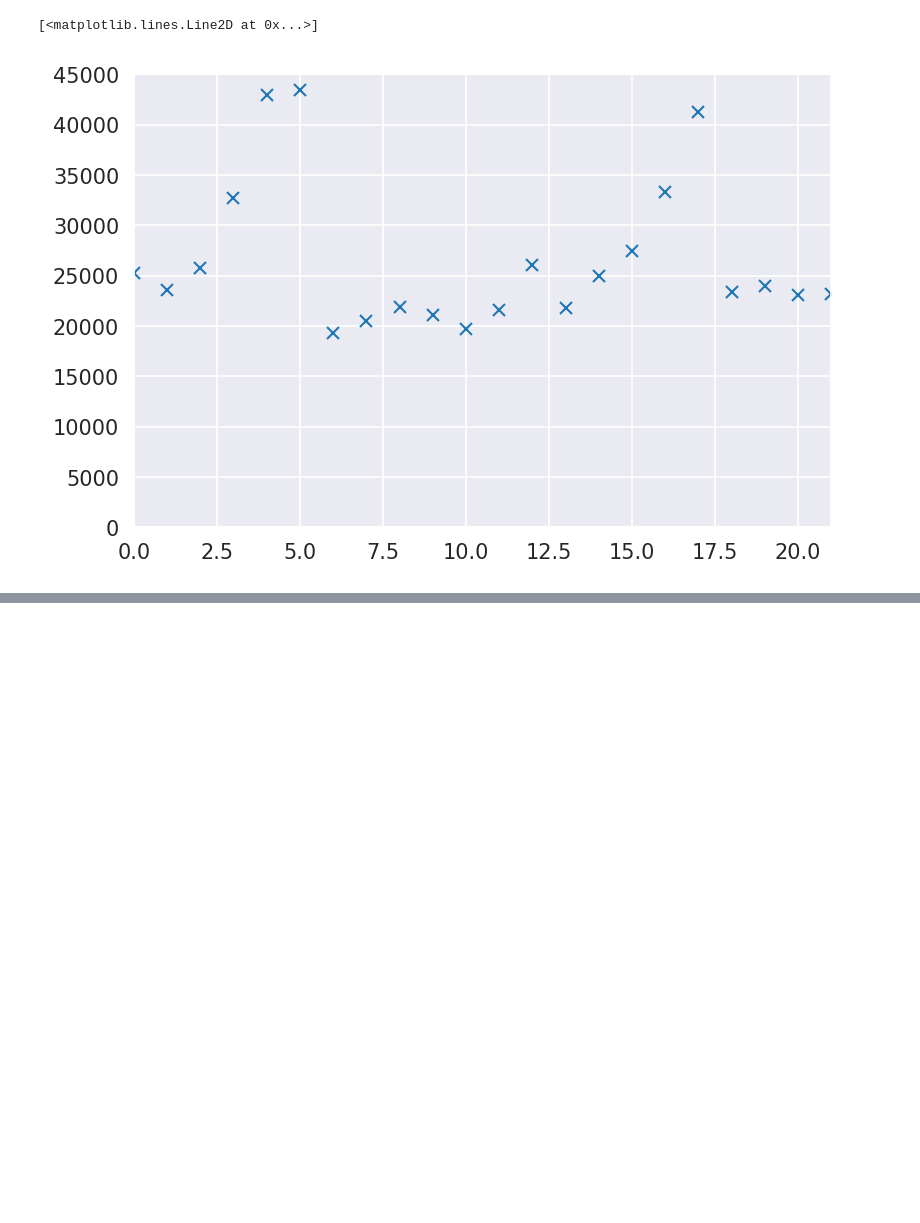
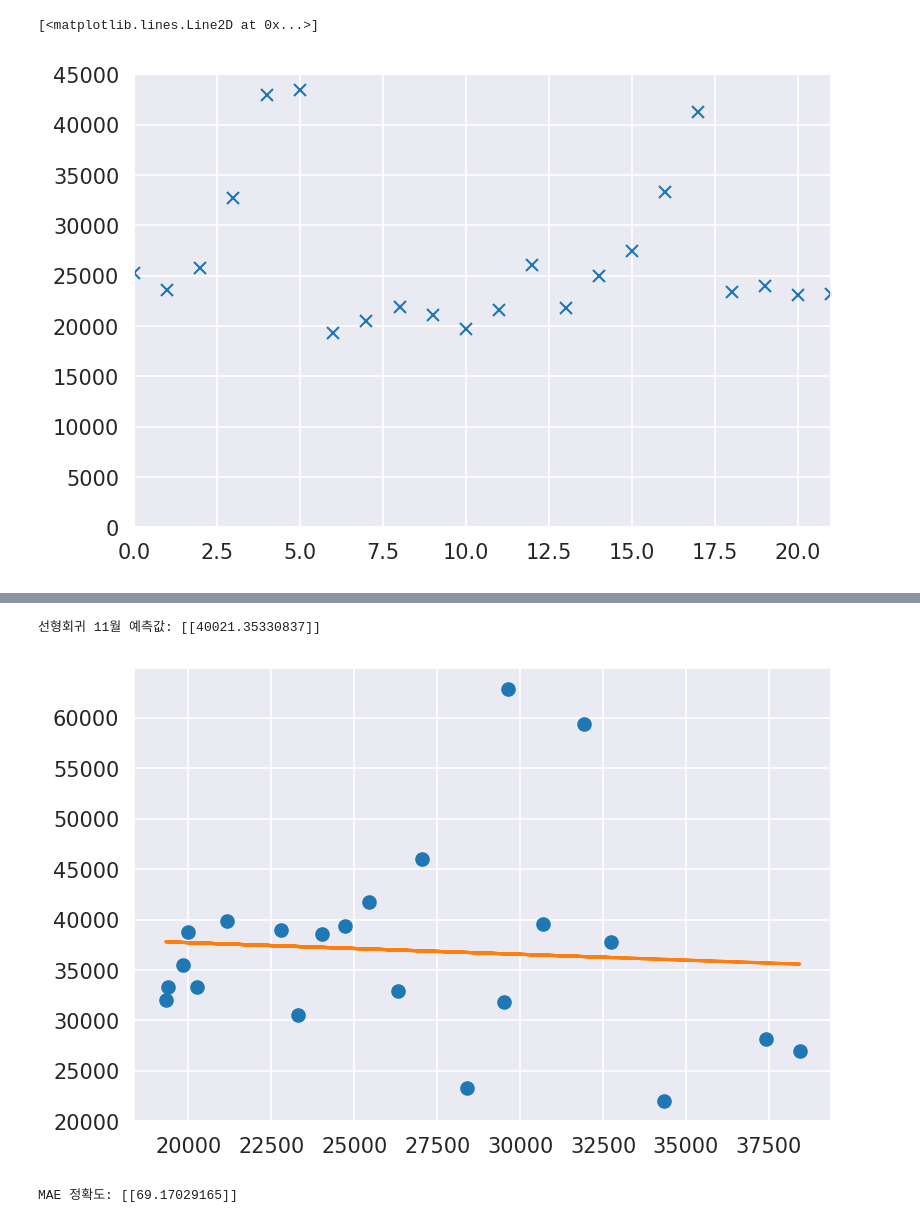
Before and after one commit to bainaryho/PotatoProject, a Jupyter notebook: BigdataProjectPotato.ipynb, the cells around one changed output, grey strips where cells are left out. Drawn from its saved outputs; the diff is of its cells as text; code cells hidden in the pictures; blank space fills up the shorter version.

```diff
--- a/BigdataProjectPotato.ipynb
+++ b/BigdataProjectPotato.ipynb
@@ -292,0 +262,50 @@ plt.show()
+# %%
+# 반입량이 X고 가격이Y 인 회귀로 11월 예측
+from sklearn.linear_model import LinearRegression
+from sklearn.metrics import mean_absolute_error
+from sklearn import linear_model
+import pandas as pd
+import numpy as np
+import matplotlib.pyplot as plt
+
+dfPriceMonth = dfPotatoD.drop(['EXAMIN_DE','EXAMIN_NM','STD_SPCIES_NM','STD_PRDLST_NM','STD_PRDLST_NM','EXAMIN_GRAD_CODE','EXAMIN_GRAD_NM','EXAMIN_UNIT_NM','BFRT_PRIC','AREA_NM'],axis=1)
+dfPriceMonth = dfPriceMonth.reset_index()
+
+dfPriceMonth = dfPriceMonth['TODAY_PRIC'].groupby(dfPriceMonth['Month']).mean()#dfPotatoD에서 월별 가격 평균값
+dfPM = pd.DataFrame(dfPriceMonth)
+dfPM.columns=['Price']
+dfPM.loc[21]=[38787]#22년 9월 도매20kg가격 추가
+dfPM.loc[22]=[38582]#22년 10월 도매20kg가격 추가
+dfPM = dfPM.to_numpy()
+
+# 곡선의 선형회귀인 반입량은 Gresult
+# 월별 평균 가격은 dfPM
+Gresult = np.reshape(Gresult,(-1,1))#2차원
+dfPM =  np.reshape(dfPM,(-1,1))#2차원
+X = Gresult
+y = dfPM
+line_fitter = LinearRegression() #선형회귀
+line_fitter.fit(X, y)
+print('선형회귀 11월 예측값:',line_fitter.predict([[23]]))# ★해결2) 선형회귀로 11월의 값은 40000원 예측
+
+line_fitter.coef_
+line_fitter.intercept_
+plt.plot(X, y, 'o')
+plt.plot(X,line_fitter.predict(X))
+plt.show()#선형회귀 그래프
+
+#정확도 MAE로 계산
+lm = linear_model.LinearRegression()
+lm.fit(X, y)
+mae_sum = 0
+for sale, x in zip(y, X):
+    x = np.reshape(x,(-1,1))
+    prediction = lm.predict(x)
+    mae_sum += abs(sale - prediction)
+mae = mae_sum / (len(y)*100)
+
+print('MAE 정확도:',mae)
+# %% [output]
+선형회귀 11월 예측값: [[40021.35330837]]
+[figure, added]
+MAE 정확도: [[69.17029165]]
```
Also changed, not shown: parts of 21 cells of this notebook.
